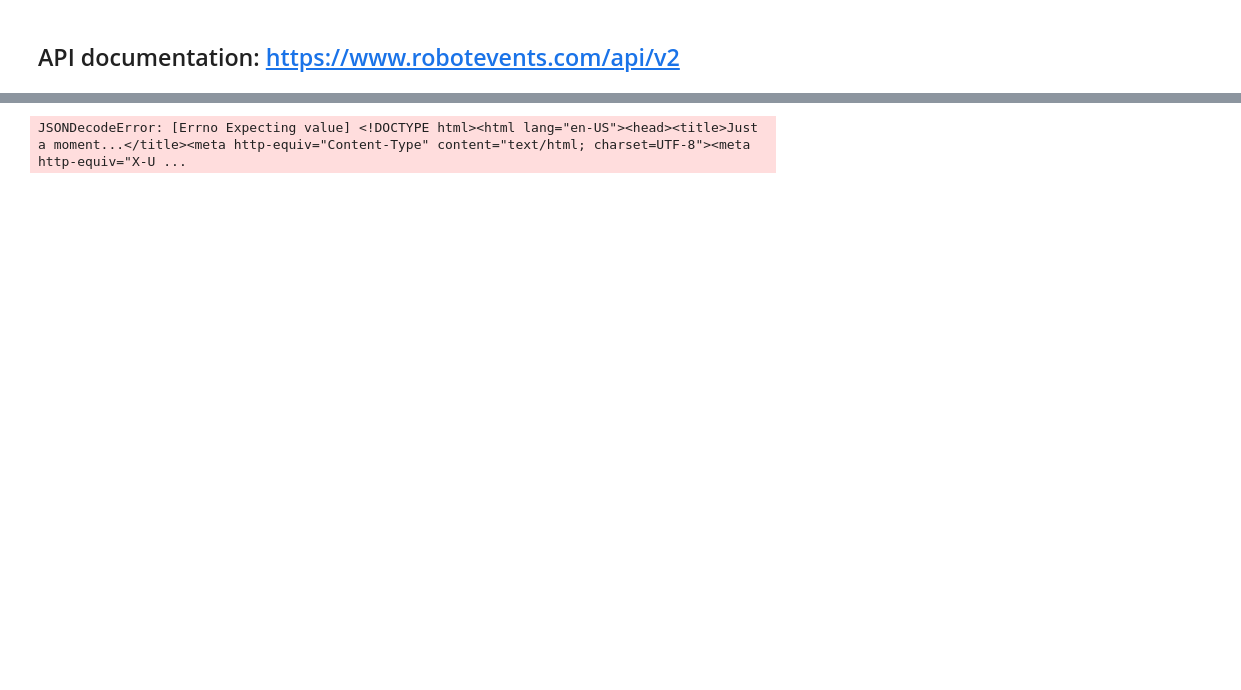
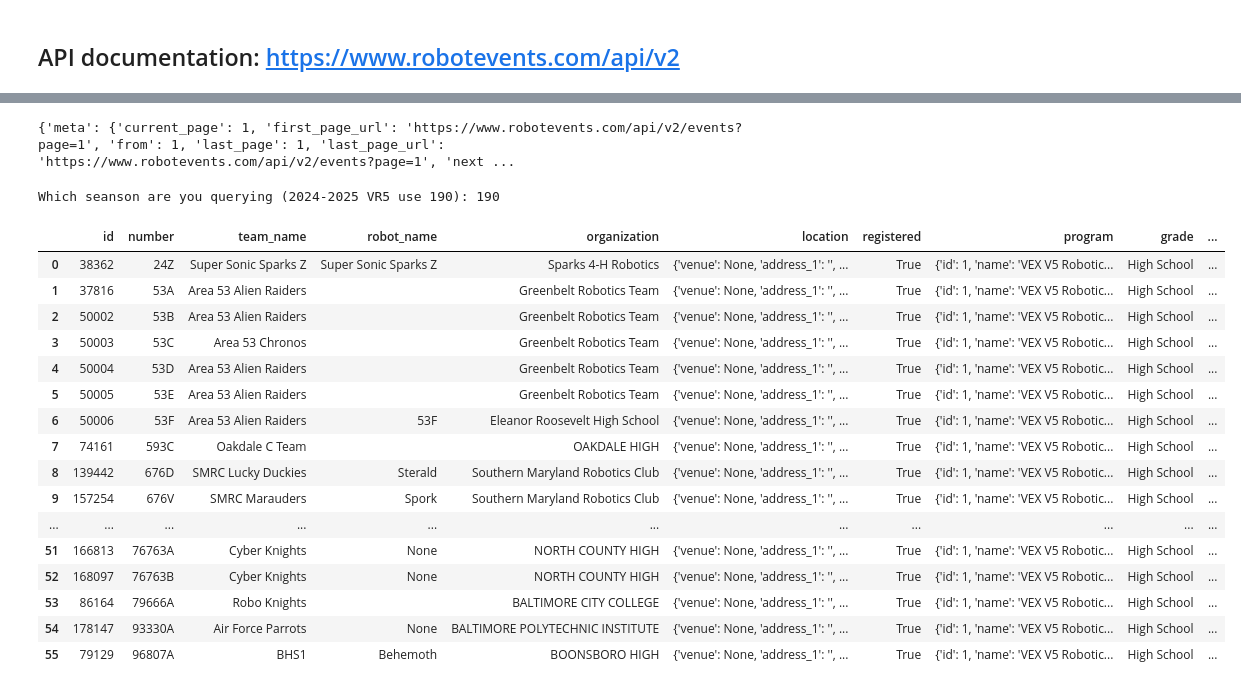
Before and after one commit to Someone374/VEX_team_scouting, a Jupyter notebook: VEX_APIs.ipynb, the cells around one changed output, grey strips where cells are left out. Drawn from its saved outputs; the diff is of its cells as text; code cells hidden in the pictures; blank space fills up the shorter version.

Commit message:
2025 State Championship

```diff
--- a/VEX_APIs.ipynb
+++ b/VEX_APIs.ipynb
@@ -159,40 +10,53 @@ df_teams
+# %%
+# 3/7-8 Maryland HS Championship
+event_id = get_events_by_sku('RE-V5RC-24-8881')[0]['id']
+df_teams=pd.DataFrame(get_teams_by_event_id(str(event_id)))
+# %% [output]
+{'meta': {'current_page': 1, 'first_page_url': 'https://www.robotevents.com/api/v2/events?page=1', 'from': 1, 'last_page': 1, 'last_page_url': 'https://www.robotevents.com/api/v2/events?page=1', 'next ...
 # %%
+season = str(input('Which seanson are you querying (2024-2025 VR5 use 190): '))
 
-#df_team_results = pd.DataFrame()
+# get all the participating team, and their best skill results in current season
+# this is a long iterration, may encounter API error, it's advised to save the output in a file, so you don't need to rerun next time
+# a sleep function is added in each loop to avoid API timeout
 df_team_results = df_teams.copy(True)
 df_team_results['awards']=''
 df_team_results['driver_skill']=''
 df_team_results['programming_skill']=''
 df_team_results['total_skill']=''
 df_team_results['matches_this_season']=''
 
-for index, row in df_team_results.iterrows():
-        time.sleep(3)
+for k,row in df_team_results.iterrows():
+        time.sleep(5)            # let the server take a break
         awards = get_awards_by_team(str(row['id']))
-        df_team_results.at[index,'awards'] = '\n'.join(format_awards(awards))
+        df_team_results.at[k,'awards'] = '\n'.join(format_awards(awards))
+        list_driver_skill= get_skill_by_team(str(row['id']),'driver',season)
+        driver_skill = format_skill(list_driver_skill)
+        df_team_results.at[k,'driver_skill'] = driver_skill
+        list_programming_skill= get_skill_by_team(str(row['id']),'programming',season)
+        programming_skill = format_skill(list_programming_skill)
+        df_team_results.at[k,'programming_skill'] = programming_skill
+        df_team_results.at[k,'total_skill'] =int(driver_skill)+int(programming_skill)
 
-        list_driver_skill= get_skill_by_team(str(row['id']),'driver','181')
-        driver_skill = format_skill(list_driver_skill)
-        df_team_results.at[index,'driver_skill'] = driver_skill
 
-        list_programming_skill= get_skill_by_team(str(row['id']),'programming','181')
-        programming_skill = format_skill(list_programming_skill)
-        df_team_results.at[index,'programming_skill'] = programming_skill
-
-        df_team_results.at[index,'total_skill'] =int(driver_skill)+int(programming_skill)
-
-        events_this_season = get_events_by_team(str(row['id']),'181')
-        list_event_id=[]
-        list_matches_of_season = []
-        for ev in events_this_season:
-            list_event_id.append(ev['id'])
-        for event_id in list_event_id:
-            time.sleep(3)
-            list_matches = get_matches_by_team_and_event(str(event_id),str(row['id']),div="1")
-            if list_matches != []:
-                list_matches_of_season = list_matches_of_season + format_match(list_matches)
-        df_team_results.at[index,'matches_this_season'] = '\n'.join(list_matches_of_season)
-
+df_team_results.to_excel('2025_VEX_Maryland_HighSchool_Championship_Teams.xlsx')
 df_team_results
 # %% [output]
-JSONDecodeError: [Errno Expecting value] <!DOCTYPE html><html lang="en-US"><head><title>Just a moment...</title><meta http-equiv="Content-Type" content="text/html; charset=UTF-8"><meta http-equiv="X-U ...
+Which seanson are you querying (2024-2025 VR5 use 190): 190
+|  | id | number | team_name | robot_name | organization | location | registered | program | grade | ... |
+| 0 | 38362 | 24Z | Super Sonic Sparks Z | Super Sonic Sparks Z | Sparks 4-H Robotics | {'venue': None, 'address_1': '', ... | True | {'id': 1, 'name': 'VEX V5 Robotic... | High School | ... |
+| 1 | 37816 | 53A | Area 53 Alien Raiders |  | Greenbelt Robotics Team | {'venue': None, 'address_1': '', ... | True | {'id': 1, 'name': 'VEX V5 Robotic... | High School | ... |
+| 2 | 50002 | 53B | Area 53 Alien Raiders |  | Greenbelt Robotics Team | {'venue': None, 'address_1': '', ... | True | {'id': 1, 'name': 'VEX V5 Robotic... | High School | ... |
+| 3 | 50003 | 53C | Area 53 Chronos |  | Greenbelt Robotics Team | {'venue': None, 'address_1': '', ... | True | {'id': 1, 'name': 'VEX V5 Robotic... | High School | ... |
+| 4 | 50004 | 53D | Area 53 Alien Raiders |  | Greenbelt Robotics Team | {'venue': None, 'address_1': '', ... | True | {'id': 1, 'name': 'VEX V5 Robotic... | High School | ... |
+| 5 | 50005 | 53E | Area 53 Alien Raiders |  | Greenbelt Robotics Team | {'venue': None, 'address_1': '', ... | True | {'id': 1, 'name': 'VEX V5 Robotic... | High School | ... |
+| 6 | 50006 | 53F | Area 53 Alien Raiders | 53F | Eleanor Roosevelt High School | {'venue': None, 'address_1': '', ... | True | {'id': 1, 'name': 'VEX V5 Robotic... | High School | ... |
+| 7 | 74161 | 593C | Oakdale C Team |  | OAKDALE HIGH | {'venue': None, 'address_1': '', ... | True | {'id': 1, 'name': 'VEX V5 Robotic... | High School | ... |
+| 8 | 139442 | 676D | SMRC Lucky Duckies | Sterald | Southern Maryland Robotics Club | {'venue': None, 'address_1': '', ... | True | {'id': 1, 'name': 'VEX V5 Robotic... | High School | ... |
+| 9 | 157254 | 676V | SMRC Marauders | Spork | Southern Maryland Robotics Club | {'venue': None, 'address_1': '', ... | True | {'id': 1, 'name': 'VEX V5 Robotic... | High School | ... |
+| ... | ... | ... | ... | ... | ... | ... | ... | ... | ... | ... |
+| 51 | 166813 | 76763A | Cyber Knights | None | NORTH COUNTY HIGH | {'venue': None, 'address_1': '', ... | True | {'id': 1, 'name': 'VEX V5 Robotic... | High School | ... |
+| 52 | 168097 | 76763B | Cyber Knights | None | NORTH COUNTY HIGH | {'venue': None, 'address_1': '', ... | True | {'id': 1, 'name': 'VEX V5 Robotic... | High School | ... |
+| 53 | 86164 | 79666A | Robo Knights |  | BALTIMORE CITY COLLEGE | {'venue': None, 'address_1': '', ... | True | {'id': 1, 'name': 'VEX V5 Robotic... | High School | ... |
+| 54 | 178147 | 93330A | Air Force Parrots | None | BALTIMORE POLYTECHNIC INSTITUTE | {'venue': None, 'address_1': '', ... | True | {'id': 1, 'name': 'VEX V5 Robotic... | High School | ... |
+| 55 | 79129 | 96807A | BHS1 | Behemoth | BOONSBORO HIGH | {'venue': None, 'address_1': '', ... | True | {'id': 1, 'name': 'VEX V5 Robotic... | High School | ... |
```
Also changed, not shown: parts of 31 cells of this notebook, 2 other files.
